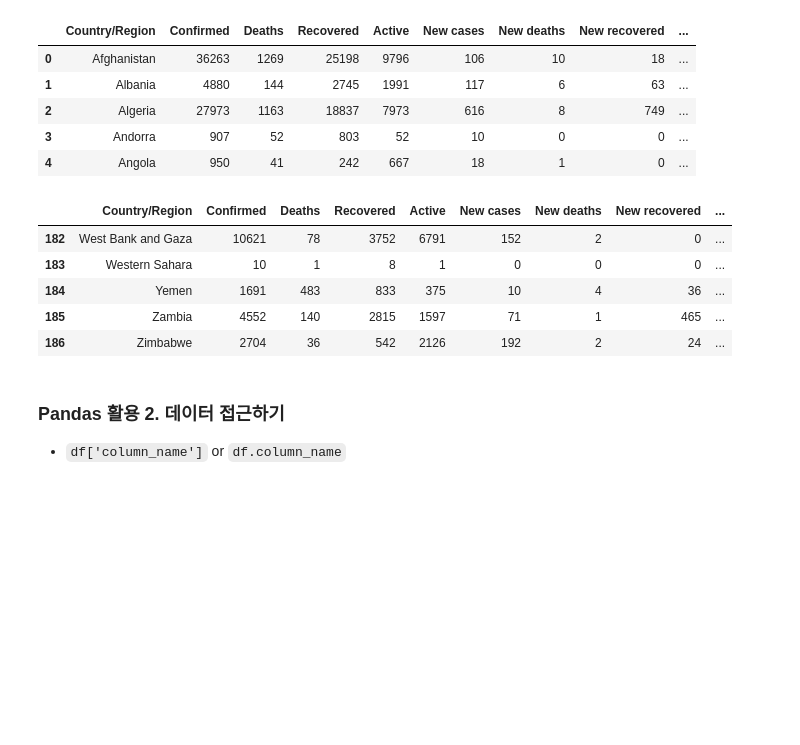
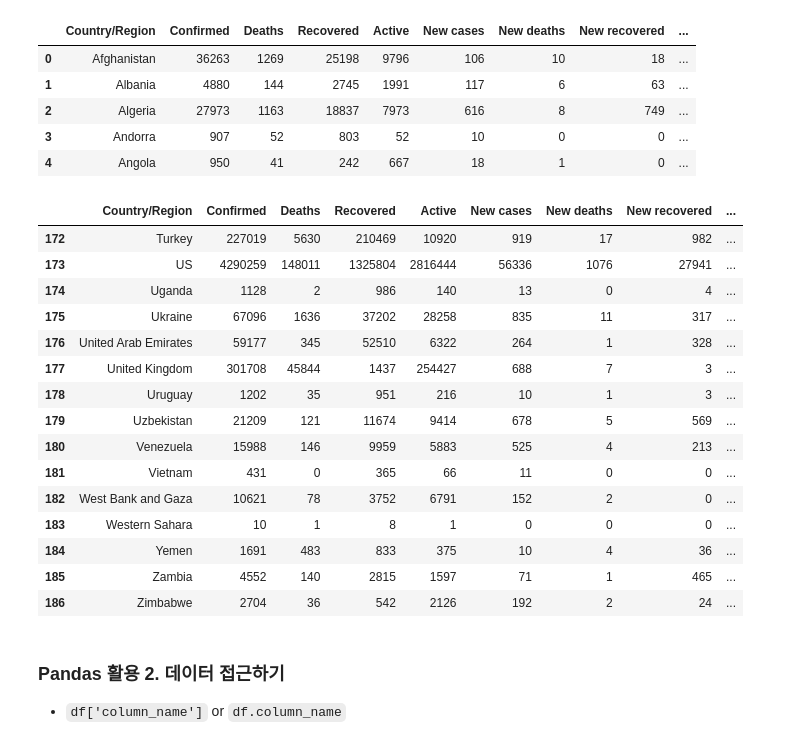
Before and after one commit to furnn/Programers-Pandas, a Jupyter notebook: 2. 파이썬으로 데이터 주무르기, pandas.ipynb, the cells around one changed output. Cells and saved outputs as stored; diff of their text form; code cells hidden in the pictures; blank space fills up the shorter version.

```diff
--- a/2. 파이썬으로 데이터 주무르기, pandas.ipynb
+++ b/2. 파이썬으로 데이터 주무르기, pandas.ipynb
@@ -224,9 +224,19 @@ covid.head()
 | 3 | Andorra | 907 | 52 | 803 | 52 | 10 | 0 | 0 | ... |
 | 4 | Angola | 950 | 41 | 242 | 667 | 18 | 1 | 0 | ... |
 # %%
-covid.tail()
+covid.tail(15)
 # %% [output]
 |  | Country/Region | Confirmed | Deaths | Recovered | Active | New cases | New deaths | New recovered | ... |
+| 172 | Turkey | 227019 | 5630 | 210469 | 10920 | 919 | 17 | 982 | ... |
+| 173 | US | 4290259 | 148011 | 1325804 | 2816444 | 56336 | 1076 | 27941 | ... |
+| 174 | Uganda | 1128 | 2 | 986 | 140 | 13 | 0 | 4 | ... |
+| 175 | Ukraine | 67096 | 1636 | 37202 | 28258 | 835 | 11 | 317 | ... |
+| 176 | United Arab Emirates | 59177 | 345 | 52510 | 6322 | 264 | 1 | 328 | ... |
+| 177 | United Kingdom | 301708 | 45844 | 1437 | 254427 | 688 | 7 | 3 | ... |
+| 178 | Uruguay | 1202 | 35 | 951 | 216 | 10 | 1 | 3 | ... |
+| 179 | Uzbekistan | 21209 | 121 | 11674 | 9414 | 678 | 5 | 569 | ... |
+| 180 | Venezuela | 15988 | 146 | 9959 | 5883 | 525 | 4 | 213 | ... |
+| 181 | Vietnam | 431 | 0 | 365 | 66 | 11 | 0 | 0 | ... |
 | 182 | West Bank and Gaza | 10621 | 78 | 3752 | 6791 | 152 | 2 | 0 | ... |
 | 183 | Western Sahara | 10 | 1 | 8 | 1 | 0 | 0 | 0 | ... |
 | 184 | Yemen | 1691 | 483 | 833 | 375 | 10 | 4 | 36 | ... |
```
Also changed, not shown: parts of 4 cells of this notebook.
